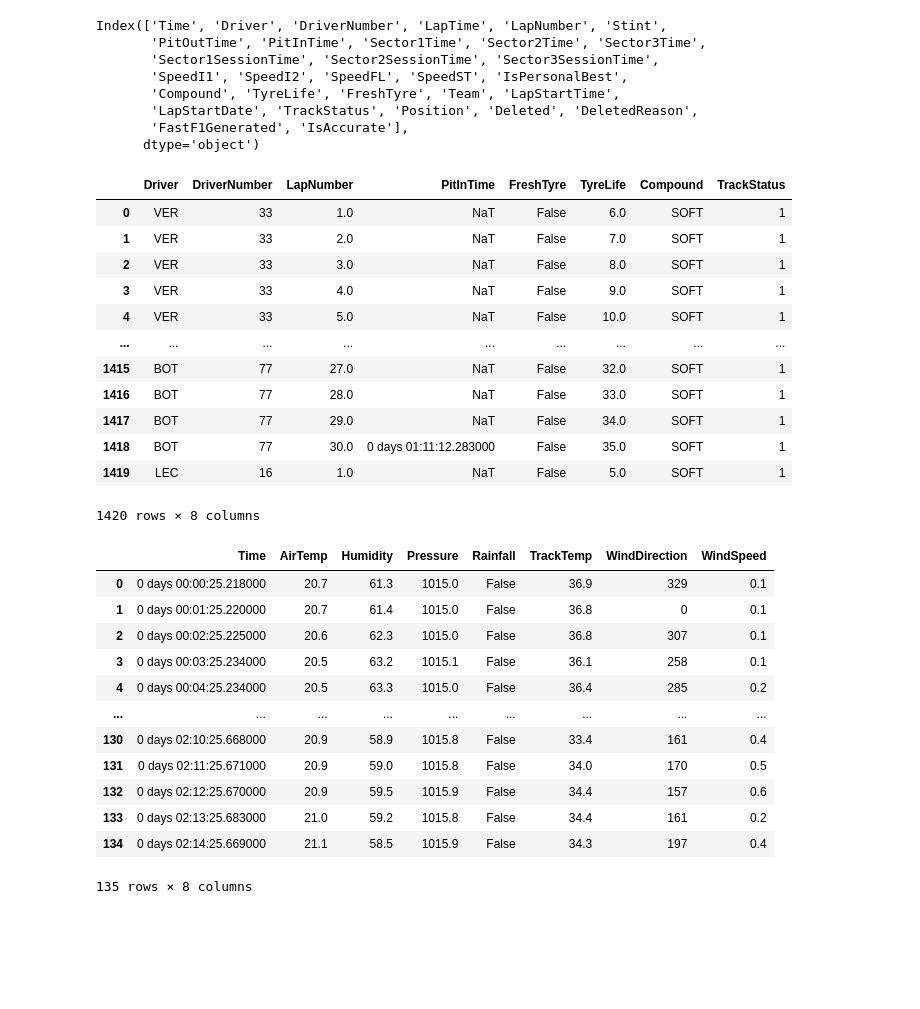
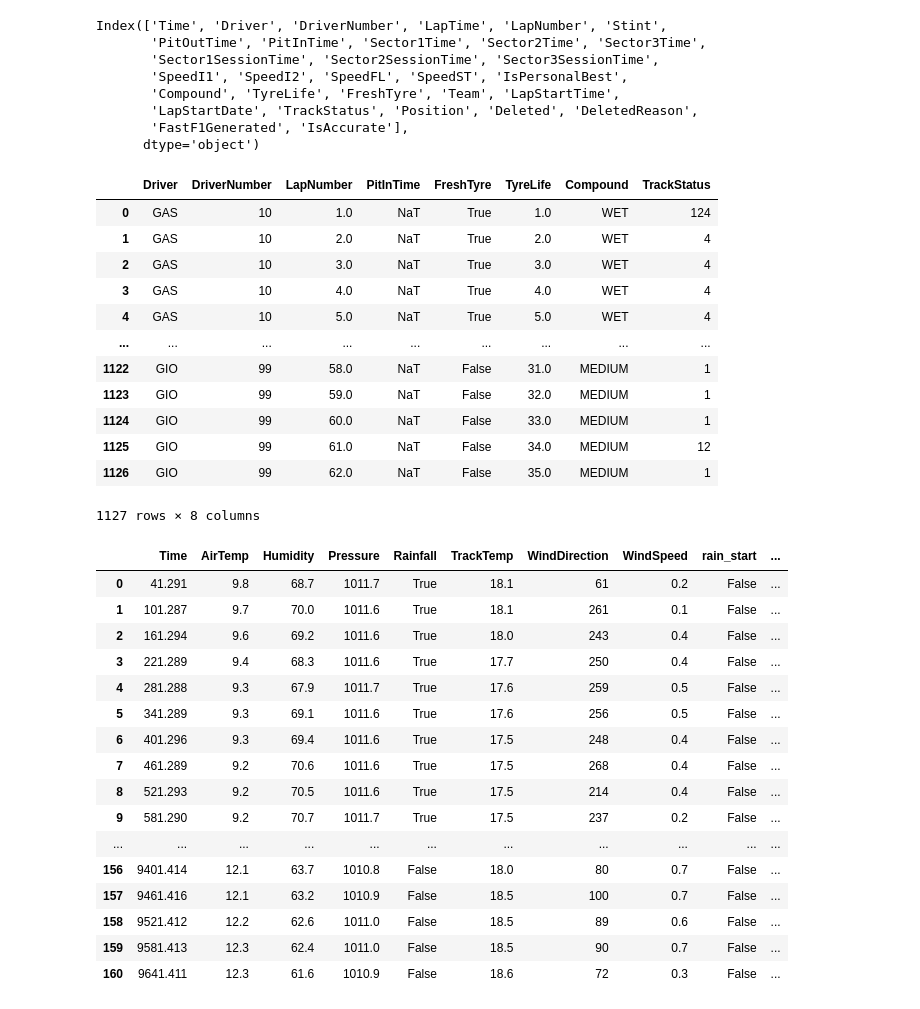
Before and after one commit to codecalligrapher/f1-finishing-position, a Jupyter notebook: notebooks/2-transform-data.ipynb, the cells around one changed output. Drawn from its saved outputs; the diff is of its cells as text; code cells hidden in the pictures; blank space fills up the shorter version.

Commit message:
add steps for flattening race data

```diff
--- a/notebooks/2-transform-data.ipynb
+++ b/notebooks/2-transform-data.ipynb
@@ -52,6 +52,6 @@ from IPython.display import display
 DATA_PATH = Path.cwd().parent / "data"
 fastf1.Cache.enable_cache(DATA_PATH)
 # %%
-race = fastf1.get_session(2021, "Monaco", "R")
+race = fastf1.get_session(2021, "Imola", "R")
 race.load()
 # %% [output]
@@ -125,32 +127,60 @@ Index(['Time', 'Driver', 'DriverNumber', 'LapTime', 'LapNumber', 'Stint',
 race.laps[['Driver', 'DriverNumber', 'LapNumber', 'PitInTime', 'FreshTyre', 'TyreLife', 'Compound', 'TrackStatus']]
 # %% [output]
 |  | Driver | DriverNumber | LapNumber | PitInTime | FreshTyre | TyreLife | Compound | TrackStatus |
-| 0 | VER | 33 | 1.0 | NaT | False | 6.0 | SOFT | 1 |
-| 1 | VER | 33 | 2.0 | NaT | False | 7.0 | SOFT | 1 |
-| 2 | VER | 33 | 3.0 | NaT | False | 8.0 | SOFT | 1 |
-| 3 | VER | 33 | 4.0 | NaT | False | 9.0 | SOFT | 1 |
-| 4 | VER | 33 | 5.0 | NaT | False | 10.0 | SOFT | 1 |
+| 0 | GAS | 10 | 1.0 | NaT | True | 1.0 | WET | 124 |
+| 1 | GAS | 10 | 2.0 | NaT | True | 2.0 | WET | 4 |
+| 2 | GAS | 10 | 3.0 | NaT | True | 3.0 | WET | 4 |
+| 3 | GAS | 10 | 4.0 | NaT | True | 4.0 | WET | 4 |
+| 4 | GAS | 10 | 5.0 | NaT | True | 5.0 | WET | 4 |
 | ... | ... | ... | ... | ... | ... | ... | ... | ... |
-| 1415 | BOT | 77 | 27.0 | NaT | False | 32.0 | SOFT | 1 |
-| 1416 | BOT | 77 | 28.0 | NaT | False | 33.0 | SOFT | 1 |
-| 1417 | BOT | 77 | 29.0 | NaT | False | 34.0 | SOFT | 1 |
-| 1418 | BOT | 77 | 30.0 | 0 days 01:11:12.283000 | False | 35.0 | SOFT | 1 |
-| 1419 | LEC | 16 | 1.0 | NaT | False | 5.0 | SOFT | 1 |
+| 1122 | GIO | 99 | 58.0 | NaT | False | 31.0 | MEDIUM | 1 |
+| 1123 | GIO | 99 | 59.0 | NaT | False | 32.0 | MEDIUM | 1 |
+| 1124 | GIO | 99 | 60.0 | NaT | False | 33.0 | MEDIUM | 1 |
+| 1125 | GIO | 99 | 61.0 | NaT | False | 34.0 | MEDIUM | 12 |
+| 1126 | GIO | 99 | 62.0 | NaT | False | 35.0 | MEDIUM | 1 |
-1420 rows × 8 columns
+1127 rows × 8 columns
 # %%
-race.weather_data
+weather_data = race.weather_data.copy(deep=True)
+# weather_data.assign(rain_start=lambda x: (x.Rainfall.shift(-1) == False and  x.Rainfall == True ))
+
+weather_data['rain_start'] = (weather_data['Rainfall'] == True) & (weather_data['Rainfall'].shift(1) == False)
+weather_data['rain_stop'] = (weather_data['Rainfall'].shift(1) == True) & (weather_data['Rainfall'] == False)
+weather_data['rain_start_time'] = weather_data['Time'].where(weather_data['rain_start'])
+weather_data['rain_stop_time'] = weather_data['Time'].where(weather_data['rain_stop'])
+
+weather_data['rain_start_time'] = weather_data['rain_start_time'].dt.total_seconds().astype(float)
+weather_data['rain_stop_time'] = weather_data['rain_stop_time'].dt.total_seconds().astype(float)
+
+weather_data['rain_start_time'] = weather_data['rain_start_time'].ffill()
+weather_data['rain_stop_time'] = weather_data['rain_stop_time'].ffill()
+
+weather_data['Time'] = weather_data['Time'].dt.total_seconds().astype(float)
+
+
+weather_data['max_temp'] = weather_data['TrackTemp'].max()
+weather_data['min_temp'] = weather_data['TrackTemp'].min()
+weather_data['avg_temp'] = weather_data['TrackTemp'].mean()
+weather_data['std_temp'] = weather_data['TrackTemp'].std()
+
+
+
+weather_data
 # %% [output]
-|  | Time | AirTemp | Humidity | Pressure | Rainfall | TrackTemp | WindDirection | WindSpeed |
-| 0 | 0 days 00:00:25.218000 | 20.7 | 61.3 | 1015.0 | False | 36.9 | 329 | 0.1 |
-| 1 | 0 days 00:01:25.220000 | 20.7 | 61.4 | 1015.0 | False | 36.8 | 0 | 0.1 |
-| 2 | 0 days 00:02:25.225000 | 20.6 | 62.3 | 1015.0 | False | 36.8 | 307 | 0.1 |
-| 3 | 0 days 00:03:25.234000 | 20.5 | 63.2 | 1015.1 | False | 36.1 | 258 | 0.1 |
-| 4 | 0 days 00:04:25.234000 | 20.5 | 63.3 | 1015.0 | False | 36.4 | 285 | 0.2 |
-| ... | ... | ... | ... | ... | ... | ... | ... | ... |
-| 130 | 0 days 02:10:25.668000 | 20.9 | 58.9 | 1015.8 | False | 33.4 | 161 | 0.4 |
-| 131 | 0 days 02:11:25.671000 | 20.9 | 59.0 | 1015.8 | False | 34.0 | 170 | 0.5 |
-| 132 | 0 days 02:12:25.670000 | 20.9 | 59.5 | 1015.9 | False | 34.4 | 157 | 0.6 |
-| 133 | 0 days 02:13:25.683000 | 21.0 | 59.2 | 1015.8 | False | 34.4 | 161 | 0.2 |
-| 134 | 0 days 02:14:25.669000 | 21.1 | 58.5 | 1015.9 | False | 34.3 | 197 | 0.4 |
+|  | Time | AirTemp | Humidity | Pressure | Rainfall | TrackTemp | WindDirection | WindSpeed | rain_start | ... |
+| 0 | 41.291 | 9.8 | 68.7 | 1011.7 | True | 18.1 | 61 | 0.2 | False | ... |
+| 1 | 101.287 | 9.7 | 70.0 | 1011.6 | True | 18.1 | 261 | 0.1 | False | ... |
+| 2 | 161.294 | 9.6 | 69.2 | 1011.6 | True | 18.0 | 243 | 0.4 | False | ... |
+| 3 | 221.289 | 9.4 | 68.3 | 1011.6 | True | 17.7 | 250 | 0.4 | False | ... |
+| 4 | 281.288 | 9.3 | 67.9 | 1011.7 | True | 17.6 | 259 | 0.5 | False | ... |
+| 5 | 341.289 | 9.3 | 69.1 | 1011.6 | True | 17.6 | 256 | 0.5 | False | ... |
+| 6 | 401.296 | 9.3 | 69.4 | 1011.6 | True | 17.5 | 248 | 0.4 | False | ... |
+| 7 | 461.289 | 9.2 | 70.6 | 1011.6 | True | 17.5 | 268 | 0.4 | False | ... |
+| 8 | 521.293 | 9.2 | 70.5 | 1011.6 | True | 17.5 | 214 | 0.4 | False | ... |
+| 9 | 581.290 | 9.2 | 70.7 | 1011.7 | True | 17.5 | 237 | 0.2 | False | ... |
+| ... | ... | ... | ... | ... | ... | ... | ... | ... | ... | ... |
+| 156 | 9401.414 | 12.1 | 63.7 | 1010.8 | False | 18.0 | 80 | 0.7 | False | ... |
+| 157 | 9461.416 | 12.1 | 63.2 | 1010.9 | False | 18.5 | 100 | 0.7 | False | ... |
+| 158 | 9521.412 | 12.2 | 62.6 | 1011.0 | False | 18.5 | 89 | 0.6 | False | ... |
+| 159 | 9581.413 | 12.3 | 62.4 | 1011.0 | False | 18.5 | 90 | 0.7 | False | ... |
+| 160 | 9641.411 | 12.3 | 61.6 | 1010.9 | False | 18.6 | 72 | 0.3 | False | ... |
-135 rows × 8 columns
 # %%
```
Also changed, not shown: parts of 14 cells of this notebook, 2 other files.
